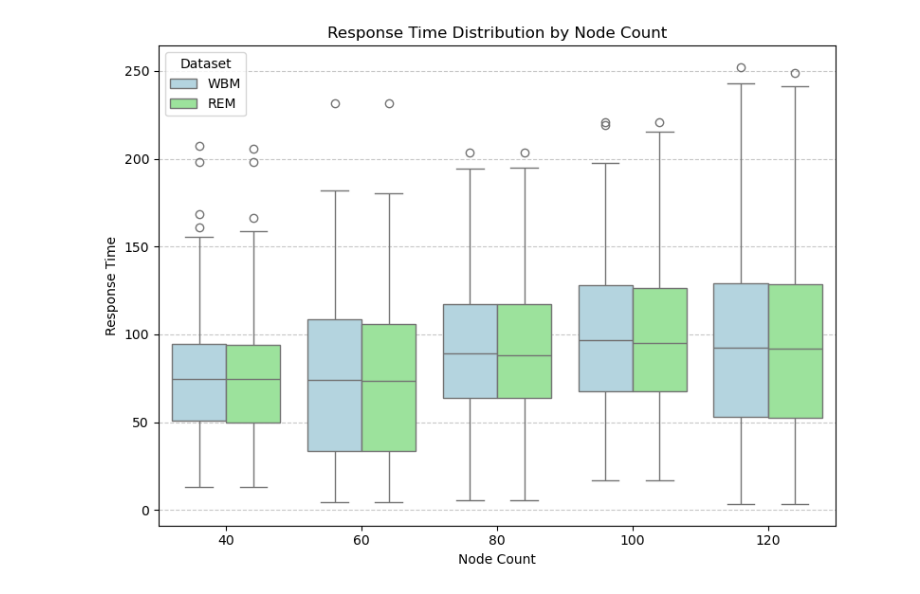
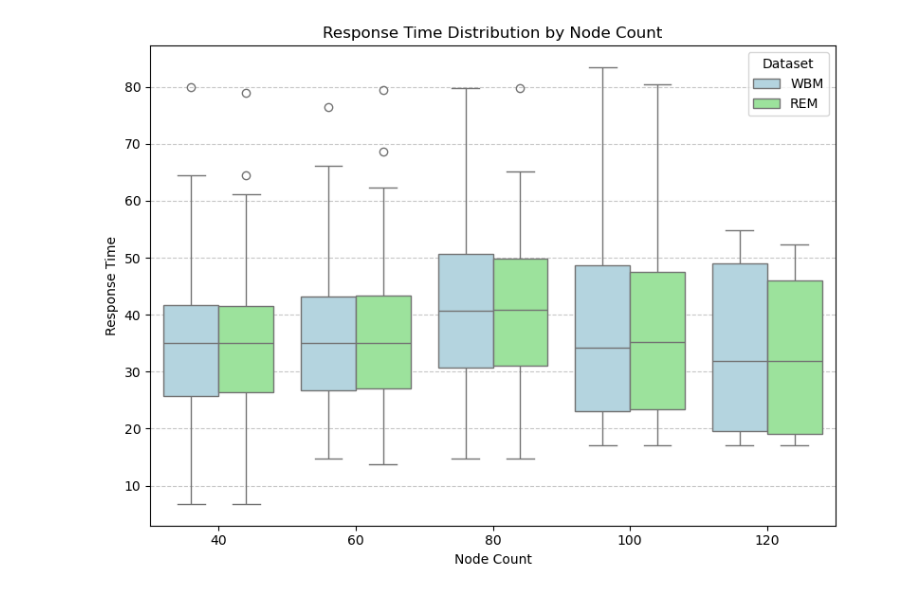
Before and after one commit to taro-yu/multi-rate_simulator, a Jupyter notebook: Untitled-1.ipynb, the cells around one changed output. Drawn from its saved outputs; the diff is of its cells as text; code cells hidden in the pictures.

Commit message:
fix: change the calc method to respo
Signed-off-by: Yutaro Nozaki <yutaro@DESKTOP-QMHTJ85>

```diff
--- a/Untitled-1.ipynb
+++ b/Untitled-1.ipynb
@@ -6,35 +95,35 @@ import pandas as pd
 import seaborn as sns
 import matplotlib.pyplot as plt
 
 # データ定義
 
 node_counts = [40, 60, 80, 100, 120]
 
 # データをデータフレーム形式に変換
-df_a = pd.DataFrame({'Response Time': [val for sublist in okamu_result_response_times_16 for val in sublist],
-                     'Node Count': [node_counts[i] for i in range(len(node_counts)) for _ in okamu_result_response_times_16[i]],
+df_a = pd.DataFrame({'Response Time': [val for sublist in okamu_result_response_times_5_16 for val in sublist],
+                     'Node Count': [node_counts[i] for i in range(len(node_counts)) for _ in okamu_result_response_times_5_16[i]],
                      'Dataset': 'WBM'})
 
-df_b = pd.DataFrame({'Response Time': [val for sublist in yutaro_result_response_times_16 for val in sublist],
-                     'Node Count': [node_counts[i] for i in range(len(node_counts)) for _ in yutaro_result_response_times_16[i]],
+df_b = pd.DataFrame({'Response Time': [val for sublist in yutaro_result_response_times_5_16 for val in sublist],
+                     'Node Count': [node_counts[i] for i in range(len(node_counts)) for _ in yutaro_result_response_times_5_16[i]],
                      'Dataset': 'REM'})
 
 df = pd.concat([df_a, df_b])
 
 # Seabornで箱ひげ図を作成
 plt.figure(figsize=(8, 6))
 sns.boxplot(data=df, x='Node Count', y='Response Time', hue='Dataset',
             palette={'WBM': 'lightblue', 'REM': 'lightgreen'})
 
 # グラフの調整
 plt.xlabel("Node Count")
 plt.ylabel("Response Time")
 plt.title("Response Time Distribution by Node Count")
 plt.legend(title="Dataset")
 plt.grid(axis='y', linestyle='--', alpha=0.7)
 plt.tight_layout()
 
 # 描画
 plt.show()
 # %% [output]
-[figure, old version]
+[figure, new version]
```
Also changed, not shown: parts of 1 cell of this notebook, 10 other files.
